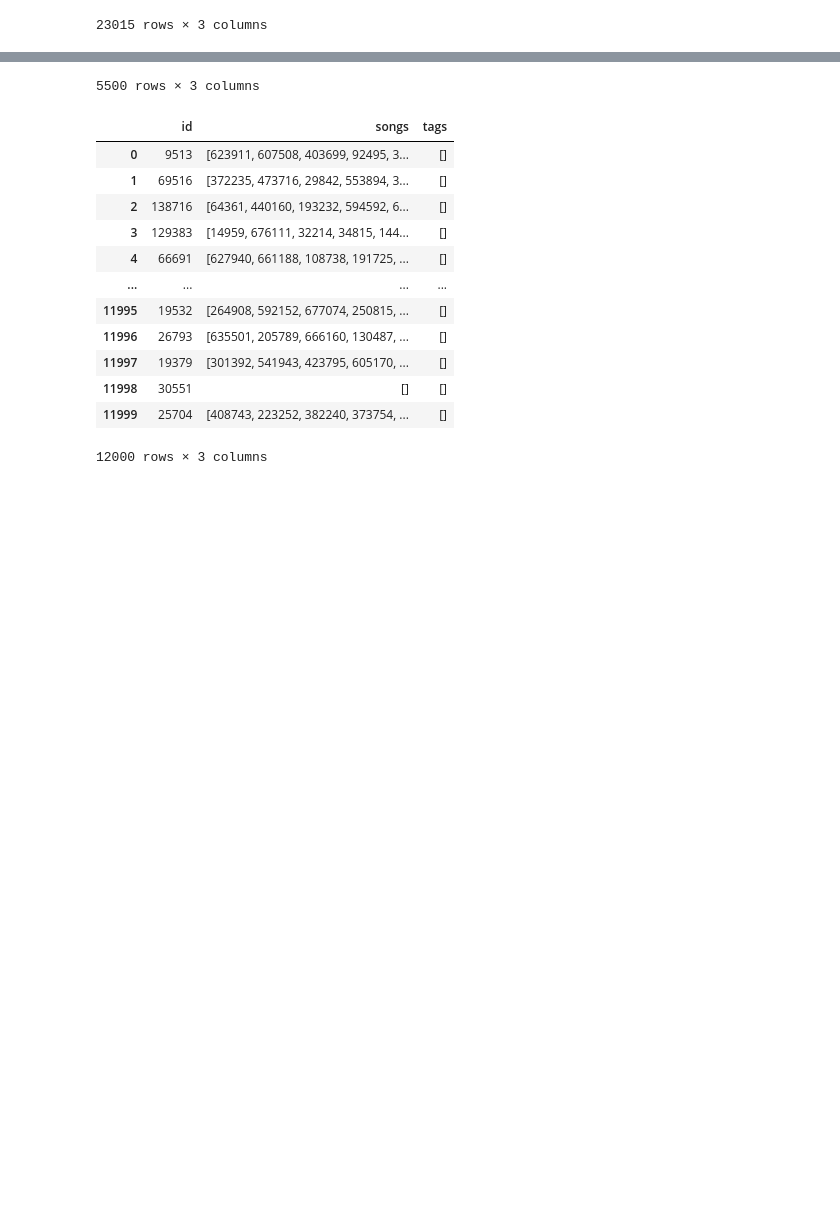
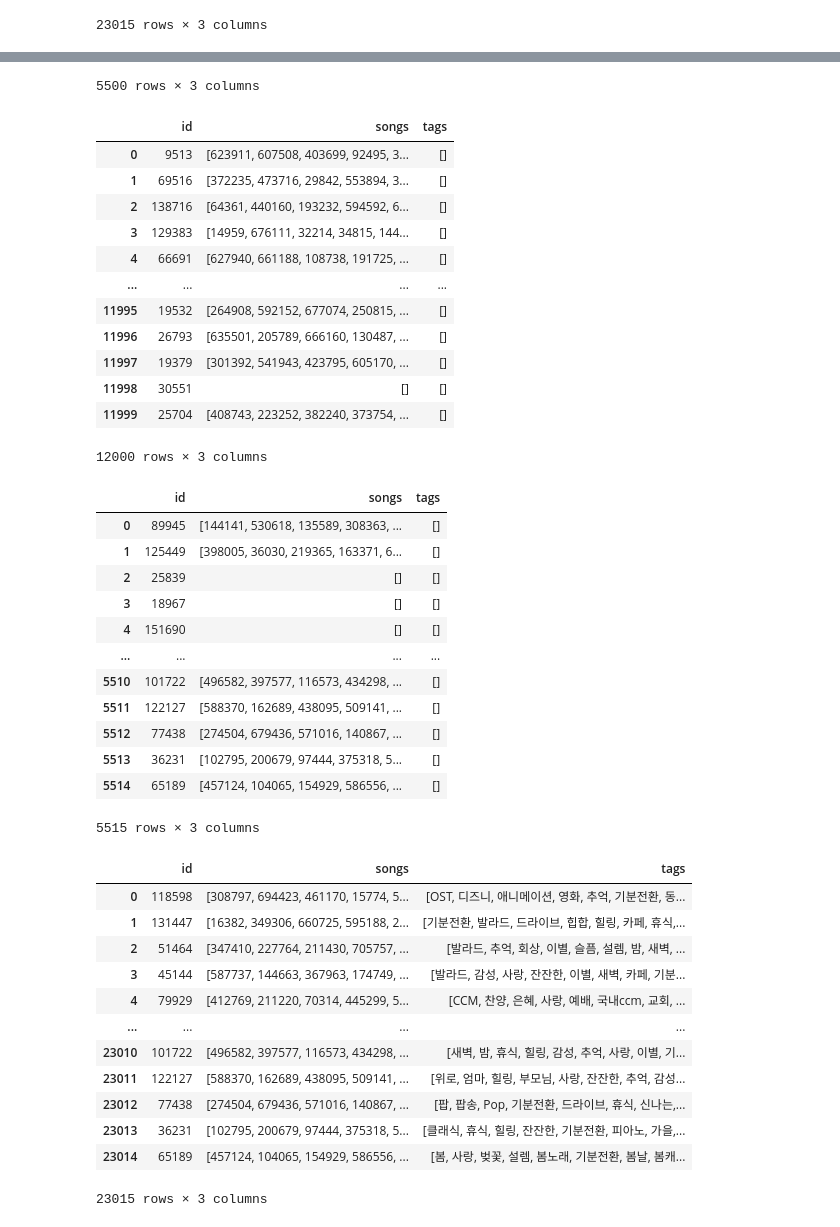
Before and after one commit to jehunyoo/Melon-Playlist-Continuation, a Jupyter notebook: submission.ipynb, the cells around one changed output, grey strips where cells are left out. Saved outputs shown, nothing was run; the diff lists cells and outputs as text; code cells hidden in the pictures; blank space fills up the shorter version.

Commit message:
run cfknnv2_a03b03

```diff
--- a/submission.ipynb
+++ b/submission.ipynb
@@ -360,33 +360,69 @@ display(first1, first2, second1, second2, ans)
 # cfknnv2_a03b03
 first = pd.read_json('submission/cfknnv2_a03b03/cfknnv2_a03b03_first.json', orient='records')    # (0, 5500)
 second = pd.read_json('submission/cfknnv2_a03b03/cfknnv2_a03b03_second.json', orient='records')  # (5500, 17500)
-# third = pd.read_json('submission/')
+third = pd.read_json('submission/cfknnv2_a03b03/cfknnv2_a03b03_third.json', orient='records')    # (17500, 23015)
+best = pd.read_json('submission/lightknn_100_idf_rho04_tags-a05b05-songs_upgraded.json', orient='records')
 val = pd.read_json('res/val.json')
-display(first, second)
+ans = pd.concat([first, second, third], ignore_index=True)
+
+for i in val.index:
+    if val.songs[i] == []:
+        ans.at[i, 'songs'] = best.loc[i, 'songs']
+    ans.at[i, 'tags'] = best.loc[i, 'tags']
+
+ans.to_json('submission/cfknnv2_a03b03/cfknnv2_a03b03.json', orient='records')
+
+display(first, second, third, ans)
 # %% [output]
 |  | id | songs | tags |
 | 0 | 118598 | [308797, 694423, 461170, 15774, 5... | [] |
 | 1 | 131447 | [] | [] |
 | 2 | 51464 | [347410, 227764, 211430, 705757, ... | [] |
 | 3 | 45144 | [587737, 144663, 367963, 174749, ... | [] |
 | 4 | 79929 | [412769, 211220, 70314, 445299, 5... | [] |
 | ... | ... | ... | ... |
 | 5495 | 137562 | [681432, 318217, 314290, 560444, ... | [] |
 | 5496 | 74415 | [290477, 8893, 623862, 600169, 56... | [] |
 | 5497 | 141473 | [363329, 97814, 96307, 89810, 579... | [] |
 | 5498 | 6417 | [395662, 481467, 275469, 606515, ... | [] |
 | 5499 | 110556 | [400891, 540582, 621993, 361528, ... | [] |
 5500 rows × 3 columns
 |  | id | songs | tags |
 | 0 | 9513 | [623911, 607508, 403699, 92495, 3... | [] |
 | 1 | 69516 | [372235, 473716, 29842, 553894, 3... | [] |
 | 2 | 138716 | [64361, 440160, 193232, 594592, 6... | [] |
 | 3 | 129383 | [14959, 676111, 32214, 34815, 144... | [] |
 | 4 | 66691 | [627940, 661188, 108738, 191725, ... | [] |
 | ... | ... | ... | ... |
 | 11995 | 19532 | [264908, 592152, 677074, 250815, ... | [] |
 | 11996 | 26793 | [635501, 205789, 666160, 130487, ... | [] |
 | 11997 | 19379 | [301392, 541943, 423795, 605170, ... | [] |
 | 11998 | 30551 | [] | [] |
 | 11999 | 25704 | [408743, 223252, 382240, 373754, ... | [] |
 12000 rows × 3 columns
+|  | id | songs | tags |
+| 0 | 89945 | [144141, 530618, 135589, 308363, ... | [] |
+| 1 | 125449 | [398005, 36030, 219365, 163371, 6... | [] |
+| 2 | 25839 | [] | [] |
+| 3 | 18967 | [] | [] |
+| 4 | 151690 | [] | [] |
+| ... | ... | ... | ... |
+| 5510 | 101722 | [496582, 397577, 116573, 434298, ... | [] |
+| 5511 | 122127 | [588370, 162689, 438095, 509141, ... | [] |
+| 5512 | 77438 | [274504, 679436, 571016, 140867, ... | [] |
+| 5513 | 36231 | [102795, 200679, 97444, 375318, 5... | [] |
+| 5514 | 65189 | [457124, 104065, 154929, 586556, ... | [] |
+5515 rows × 3 columns
+|  | id | songs | tags |
+| 0 | 118598 | [308797, 694423, 461170, 15774, 5... | [OST, 디즈니, 애니메이션, 영화, 추억, 기분전환, 동... |
+| 1 | 131447 | [16382, 349306, 660725, 595188, 2... | [기분전환, 발라드, 드라이브, 힙합, 힐링, 카페, 휴식,... |
+| 2 | 51464 | [347410, 227764, 211430, 705757, ... | [발라드, 추억, 회상, 이별, 슬픔, 설렘, 밤, 새벽, ... |
+| 3 | 45144 | [587737, 144663, 367963, 174749, ... | [발라드, 감성, 사랑, 잔잔한, 이별, 새벽, 카페, 기분... |
+| 4 | 79929 | [412769, 211220, 70314, 445299, 5... | [CCM, 찬양, 은혜, 사랑, 예배, 국내ccm, 교회, ... |
+| ... | ... | ... | ... |
+| 23010 | 101722 | [496582, 397577, 116573, 434298, ... | [새벽, 밤, 휴식, 힐링, 감성, 추억, 사랑, 이별, 기... |
+| 23011 | 122127 | [588370, 162689, 438095, 509141, ... | [위로, 엄마, 힐링, 부모님, 사랑, 잔잔한, 추억, 감성... |
+| 23012 | 77438 | [274504, 679436, 571016, 140867, ... | [팝, 팝송, Pop, 기분전환, 드라이브, 휴식, 신나는,... |
+| 23013 | 36231 | [102795, 200679, 97444, 375318, 5... | [클래식, 휴식, 힐링, 잔잔한, 기분전환, 피아노, 가을,... |
+| 23014 | 65189 | [457124, 104065, 154929, 586556, ... | [봄, 사랑, 벚꽃, 설렘, 봄노래, 기분전환, 봄날, 봄캐... |
+23015 rows × 3 columns
```
